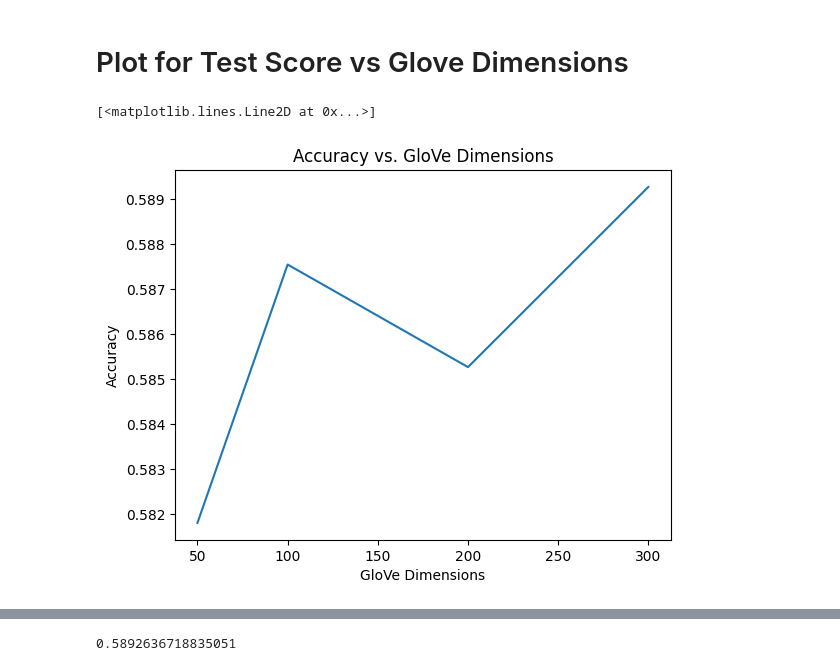
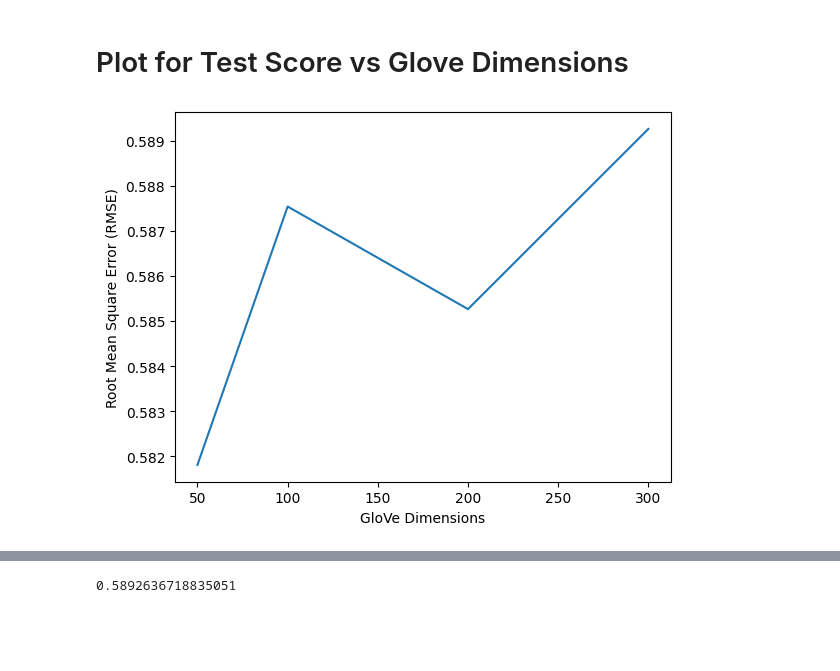
Before and after one commit to richanghmc/NLP_semi_eval_task7, a Jupyter notebook: humor_regression.ipynb, the cells around one changed output, grey strips where cells are left out. Drawn from its saved outputs; the diff is of its cells as text; code cells hidden in the pictures; blank space fills up the shorter version.

```diff
--- a/humor_regression.ipynb
+++ b/humor_regression.ipynb
@@ -445,10 +460,10 @@ y6 = np.array(y6)
 # %% [markdown]
 # Plot for Test Score vs Glove Dimensions
 # %%
-plt.title("Accuracy vs. GloVe Dimensions")
+# plt.title("Accuracy vs. GloVe Dimensions")
 plt.xlabel("GloVe Dimensions")
-plt.ylabel("Accuracy")
+plt.ylabel("Root Mean Square Error (RMSE)")
 plt.plot(x6,y6)
+plt.savefig('glove.pdf', format="pdf")
 # %% [output]
-[<matplotlib.lines.Line2D at 0x...>]
-[figure, old version]
+[figure, new version]
```
Also changed, not shown: parts of 5 cells of this notebook, 3 other files.
